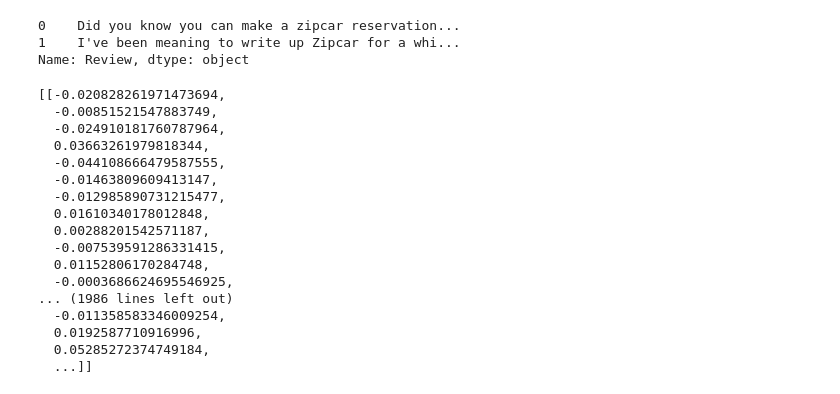
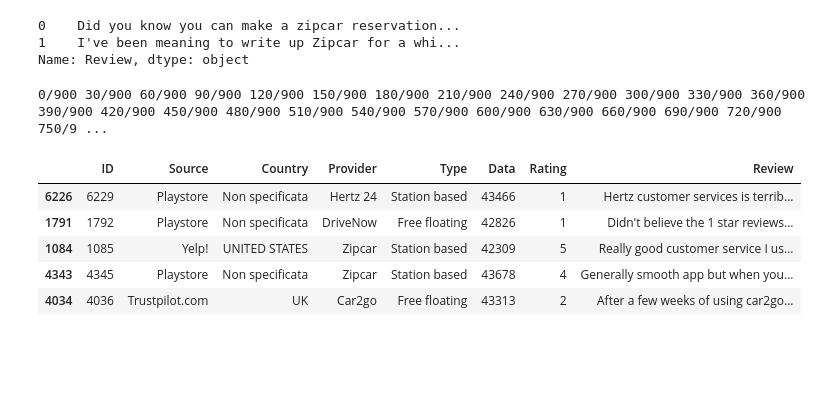
Before and after one commit to araobp/sveltekit-ai, a Jupyter notebook: ipynb/ClusteringVoC.ipynb, the cells around one changed output. Saved outputs shown, nothing was run; the diff lists cells and outputs as text; code cells hidden in the pictures; blank space fills up the shorter version.

```diff
--- a/ipynb/ClusteringVoC.ipynb
+++ b/ipynb/ClusteringVoC.ipynb
@@ -131,45 +123,46 @@ response = client.embeddings.create(input=texts, model=MODEL)
-# %%
-[data.embedding for data in response.data]
-# %% [output]
-[[-0.020828261971473694,
-  -0.00851521547883749,
-  -0.024910181760787964,
-  0.03663261979818344,
-  -0.044108666479587555,
-  -0.01463809609413147,
-  -0.012985890731215477,
-  0.01610340178012848,
-  0.00288201542571187,
-  -0.007539591286331415,
-  0.01152806170284748,
-  -0.0003686624695546925,
-... (1986 lines left out)
-  -0.011358583346009254,
-  0.0192587710916996,
-  0.05285272374749184,
-  ...]]
 # %%
 def calc_embeddings(texts):
     response = client.embeddings.create(input=texts, model=MODEL)
     return [data.embedding for data in response.data]
 # %%
+##########################
+RUN_CALC_EMBEDDINGS = True
+##########################
+
 import pickle
 
-N = 10
+N_BATCH = 30
+N_SAMPLES = 900
+
 embeddings = []
-RUN_CALC_EMBEDDINGS = False
 
 if RUN_CALC_EMBEDDINGS:
-    samples = df.sample(300)
-    for n in range(0, len(samples), N):
-        print(f"{n}/{len(samples)}", end=" ")
-        texts = samples.Review[n:n+N]
+    samples = df.sample(N_SAMPLES)
+    print(f"0/{len(samples)}", end=" ")
+
+    for n in range(0, len(samples), N_BATCH):
+        texts = samples.Review[n:n+N_BATCH]
         embeddings.extend(calc_embeddings(texts))
+        print(f"{n+N_BATCH}/{len(samples)}", end=" ")
 
     with open('pickle_data/embeddings.pkl', 'wb') as f:
         pickle.dump({"samples": samples, "embeddings": embeddings}, f)
+
+    df = samples
+
 else:
     with open('pickle_data/embeddings.pkl', 'rb') as f:
         pickle_data = pickle.load(f)
-        samples = pickle_data["samples"]
+        df = pickle_data["samples"]
         embeddings = pickle_data["embeddings"]
+# %% [output]
+0/900 30/900 60/900 90/900 120/900 150/900 180/900 210/900 240/900 270/900 300/900 330/900 360/900 390/900 420/900 450/900 480/900 510/900 540/900 570/900 600/900 630/900 660/900 690/900 720/900 750/9 ...
+# %%
+df.head()
+# %% [output]
+|  | ID | Source | Country | Provider | Type | Data | Rating | Review |
+| 6226 | 6229 | Playstore | Non specificata | Hertz 24 | Station based | 43466 | 1 | Hertz customer services is terrib... |
+| 1791 | 1792 | Playstore | Non specificata | DriveNow | Free floating | 42826 | 1 | Didn't believe the 1 star reviews... |
+| 1084 | 1085 | Yelp! | UNITED STATES | Zipcar | Station based | 42309 | 5 | Really good customer service I us... |
+| 4343 | 4345 | Playstore | Non specificata | Zipcar | Station based | 43678 | 4 | Generally smooth app but when you... |
+| 4034 | 4036 | Trustpilot.com | UK | Car2go | Free floating | 43313 | 2 | After a few weeks of using car2go... |
```
Also changed, not shown: parts of 13 cells of this notebook, 1 other file.
